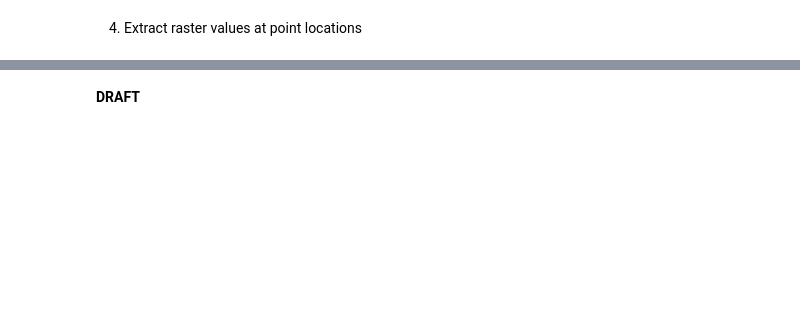
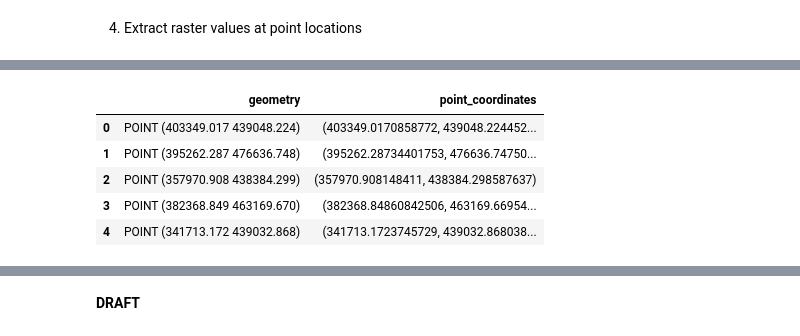
Before and after one commit to alexdelai/NDVI-dimist, a Jupyter notebook: script_greenspace_dataframe.ipynb, the cells around one changed output, grey strips where cells are left out. Saved outputs shown, nothing was run; the diff lists cells and outputs as text; code cells hidden in the pictures; blank space fills up the shorter version.

```diff
--- a/script_greenspace_dataframe.ipynb
+++ b/script_greenspace_dataframe.ipynb
@@ -89,0 +137,18 @@ rasterio.io.DatasetWriter
+# %%
+# extract point coordinates from point geometry
+point_coords = []
+for index, row in gdf.iterrows():
+     for pt in list(row['geometry'].coords):
+        point_coords.append(pt)
+#print(point_coords)
+
+# add point coordinates to geodataframe
+gdf['point_coordinates'] = point_coords
+gdf.head()
+# %% [output]
+|  | geometry | point_coordinates |
+| 0 | POINT (403349.017 439048.224) | (403349.0170858772, 439048.224452... |
+| 1 | POINT (395262.287 476636.748) | (395262.28734401753, 476636.74750... |
+| 2 | POINT (357970.908 438384.299) | (357970.908148411, 438384.298587637) |
+| 3 | POINT (382368.849 463169.670) | (382368.84860842506, 463169.66954... |
+| 4 | POINT (341713.172 439032.868) | (341713.1723745729, 439032.868038... |
```
Also changed, not shown: parts of 39 cells of this notebook.
